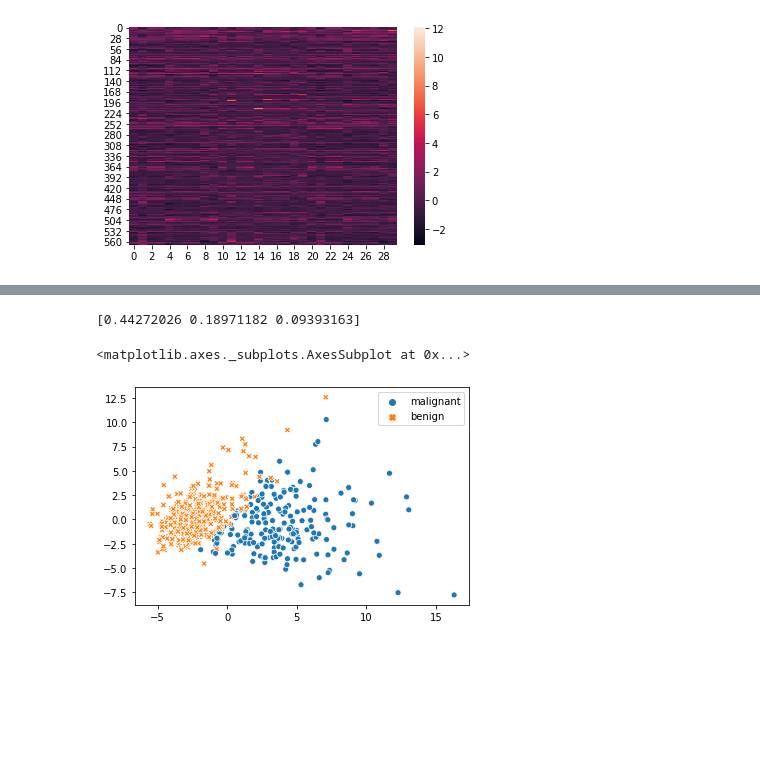
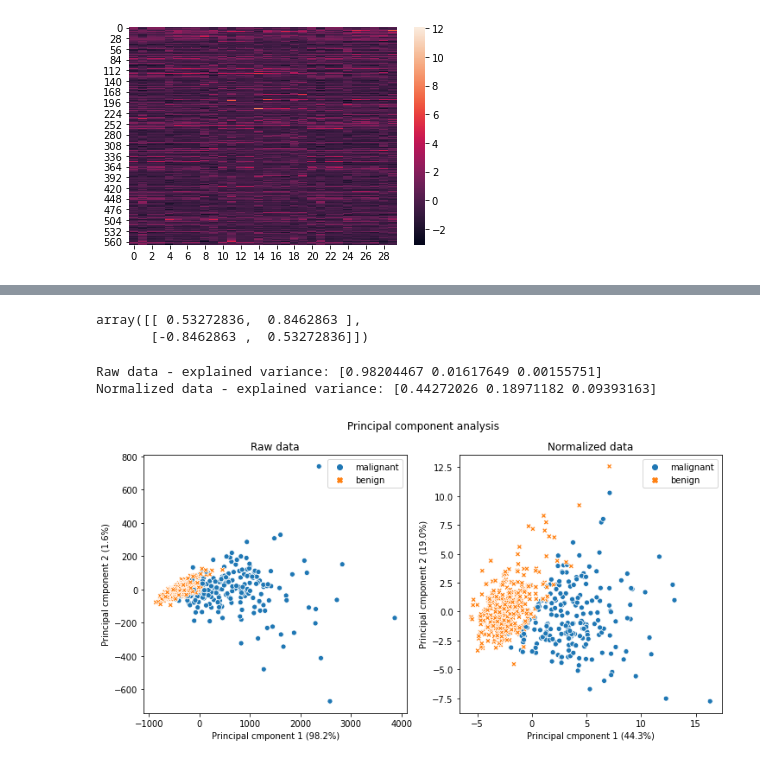
Before and after one commit to cmbi/pca_intro, a Jupyter notebook: Introduction.ipynb, the cells around one changed output, grey strips where cells are left out. Drawn from its saved outputs; the diff is of its cells as text; code cells hidden in the pictures; blank space fills up the shorter version.

```diff
--- a/Introduction.ipynb
+++ b/Introduction.ipynb
@@ -108,16 +177,31 @@ sns.heatmap(df_normalized)
+# %%
+pca.components_
+# %% [output]
+array([[ 0.53272836,  0.8462863 ],
+       [-0.8462863 ,  0.53272836]])
 # %%
 # PCA
 from sklearn import decomposition
-pca = decomposition.PCA(n_components = 3)
-df_normalized_transformed = pca.fit_transform(df_normalized)
-# variance explained by principal components
-print(pca.explained_variance_ratio_)
-plt.figure()
-sns.scatterplot(
-    x = df_normalized_transformed[:,0], # PC1
-    y = df_normalized_transformed[:,1], # PC2
-    hue = classes, style = classes)
+fig, axes = plt.subplots(1, 2, figsize = (12, 5.5))
+for _df, ax, title in ((df, 0, "Raw data"),
+                       (df_normalized, 1, "Normalized data")):
+    pca = decomposition.PCA(n_components = 3)
+    transformed = pca.fit_transform(_df)
+    # variance explained by principal components
+    print(title, "- explained variance:", pca.explained_variance_ratio_)
+    sns.scatterplot(
+        x = transformed[:,0], # PC1
+        y = transformed[:,1], # PC2
+        hue = classes, style = classes,
+        ax = axes[ax])
+    axes[ax].set_xlabel(
+        "Principal component 1 ({0:.1%})".format(pca.explained_variance_ratio_[0]))
+    axes[ax].set_ylabel(
+        "Principal component 2 ({0:.1%})".format(pca.explained_variance_ratio_[1]))
+    axes[ax].set_title(title)
+plt.suptitle("Principal component analysis")
+plt.show()
 # %% [output]
-[0.44272026 0.18971182 0.09393163]
+Raw data - explained variance: [0.98204467 0.01617649 0.00155751]
+Normalized data - explained variance: [0.44272026 0.18971182 0.09393163]
-<matplotlib.axes._subplots.AxesSubplot at 0x...>
-[figure, old version]
+[figure, new version]
```
Also changed, not shown: parts of 5 cells of this notebook.
